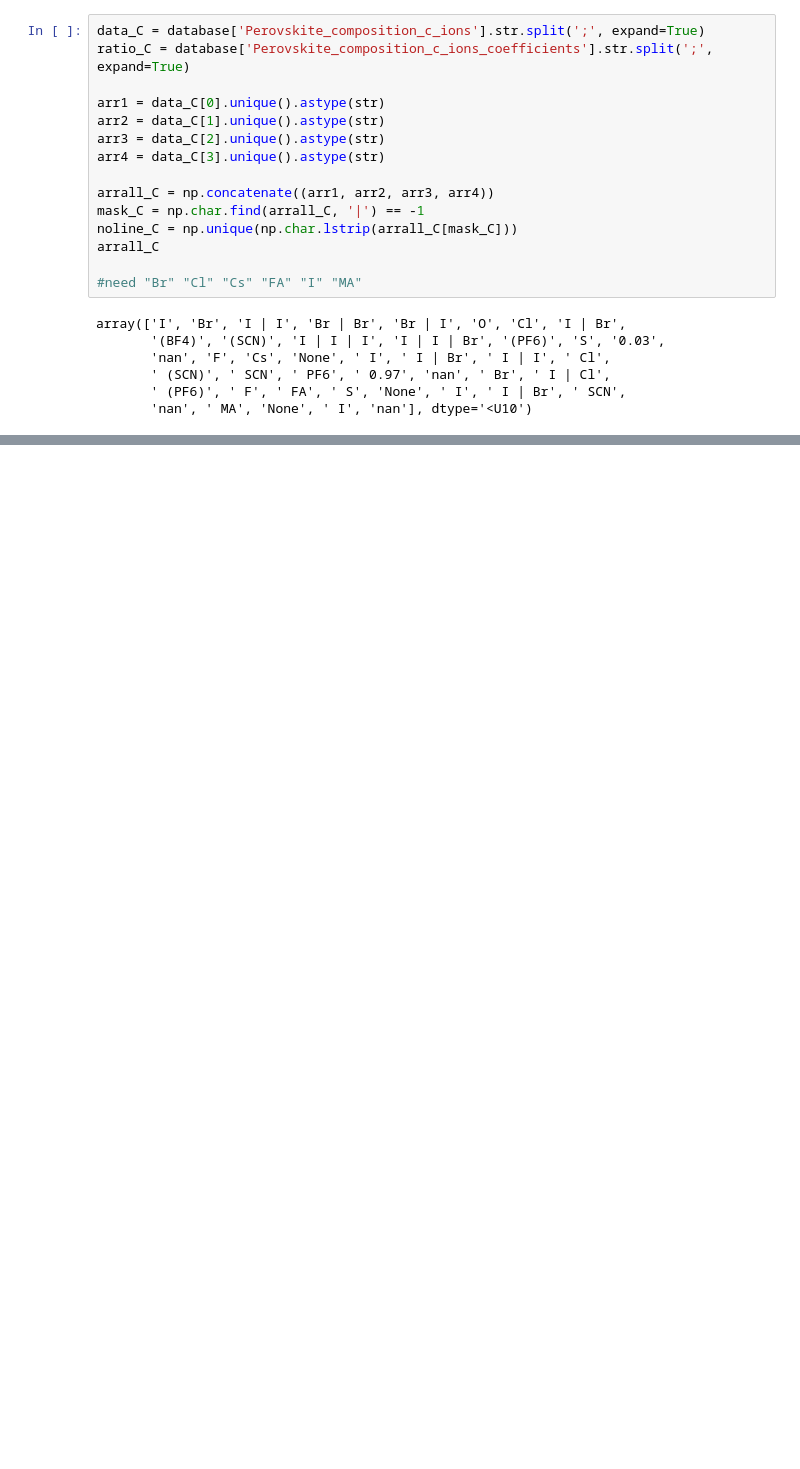
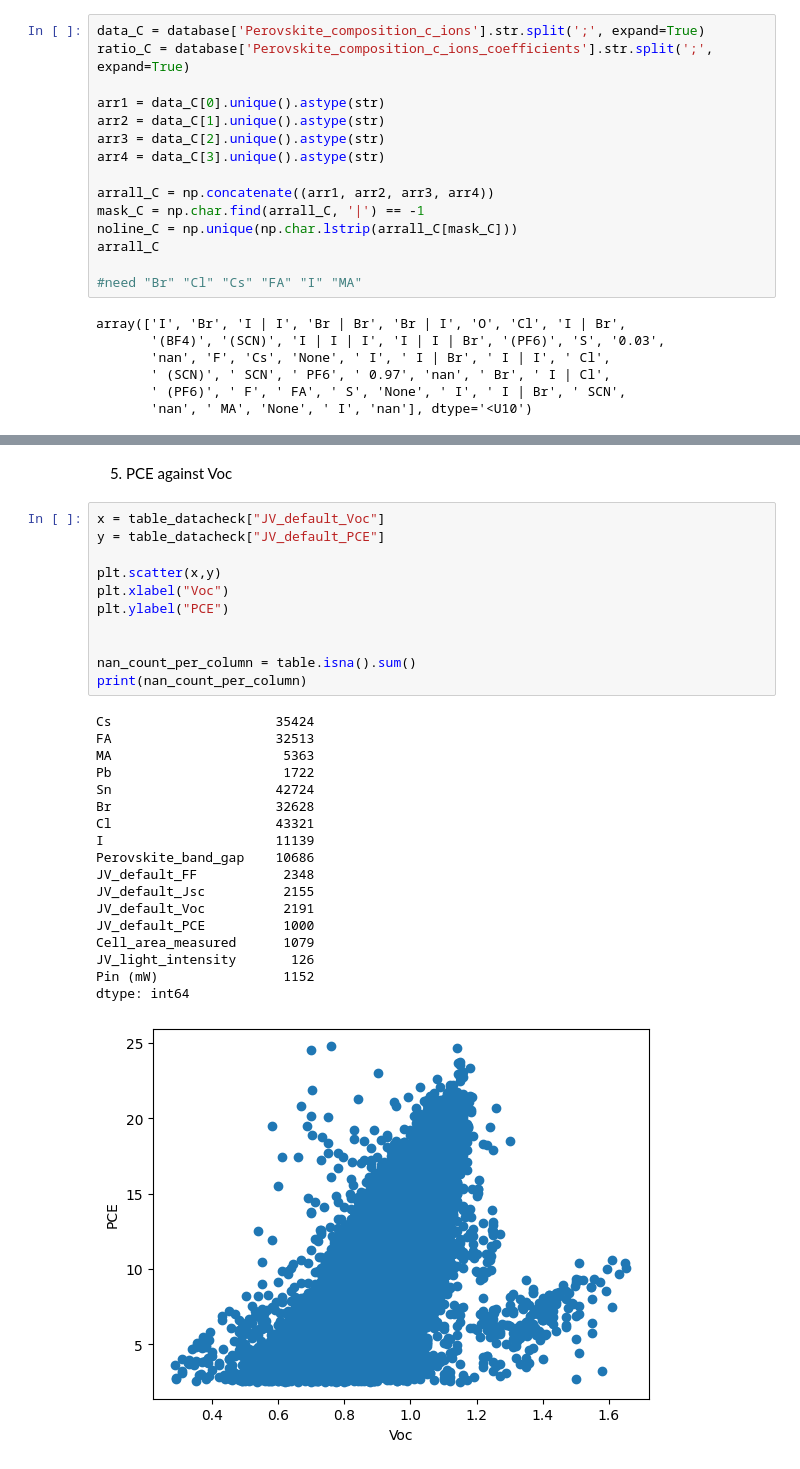
Before and after one commit to drcgreenland/PerovskiteML_project, a Jupyter notebook: replicating.ipynb, the cells around one changed output, grey strips where cells are left out. Cells and saved outputs as stored; diff of their text form; blank space fills up the shorter version.

```diff
--- a/replicating.ipynb
+++ b/replicating.ipynb
@@ -282,0 +326,32 @@ array(['I', 'Br', 'I | I', 'Br | Br', 'Br | I', 'O', 'Cl', 'I | Br',
+# %% [markdown]
+5. PCE against Voc
+# %%
+x = table_datacheck["JV_default_Voc"]
+y = table_datacheck["JV_default_PCE"]
+
+plt.scatter(x,y)
+plt.xlabel("Voc")
+plt.ylabel("PCE")
+
+
+nan_count_per_column = table.isna().sum()
+print(nan_count_per_column)
+# %% [output]
+Cs                     35424
+FA                     32513
+MA                      5363
+Pb                      1722
+Sn                     42724
+Br                     32628
+Cl                     43321
+I                      11139
+Perovskite_band_gap    10686
+JV_default_FF           2348
+JV_default_Jsc          2155
+JV_default_Voc          2191
+JV_default_PCE          1000
+Cell_area_measured      1079
+JV_light_intensity       126
+Pin (mW)                1152
+dtype: int64
+[figure, added]
```
Also changed, not shown: parts of 22 cells of this notebook.
